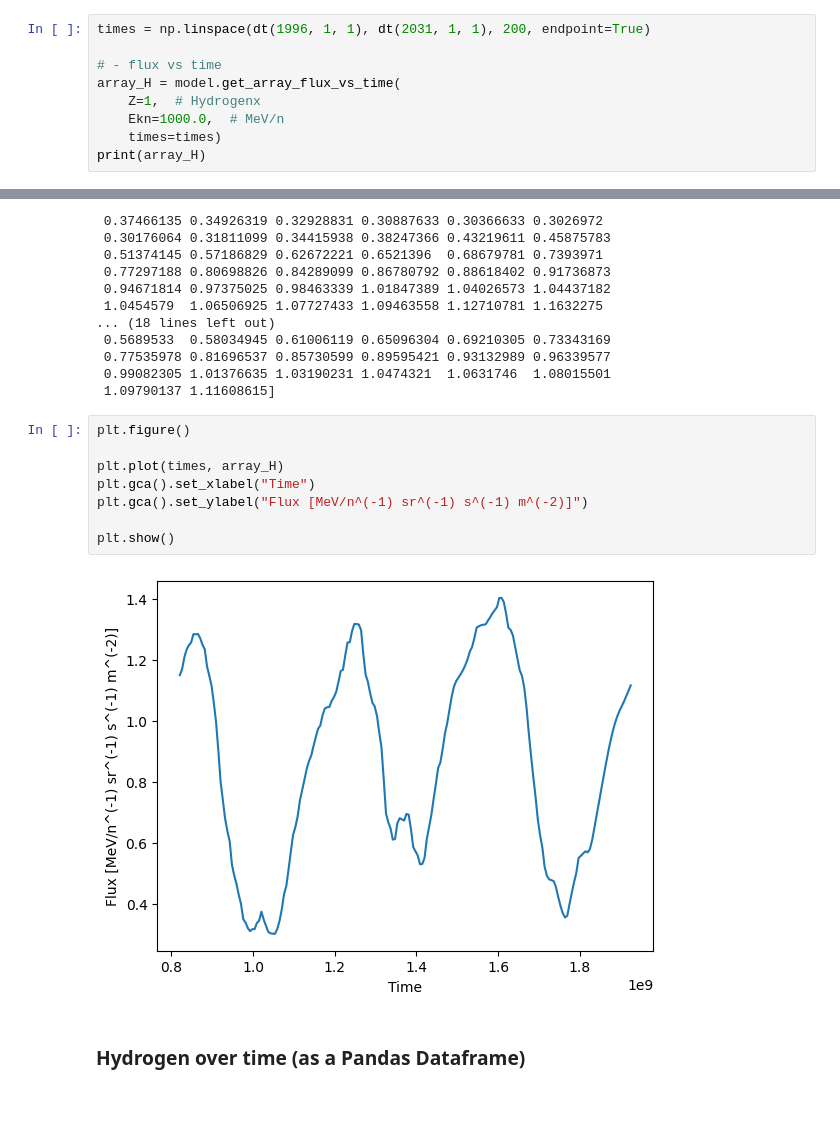
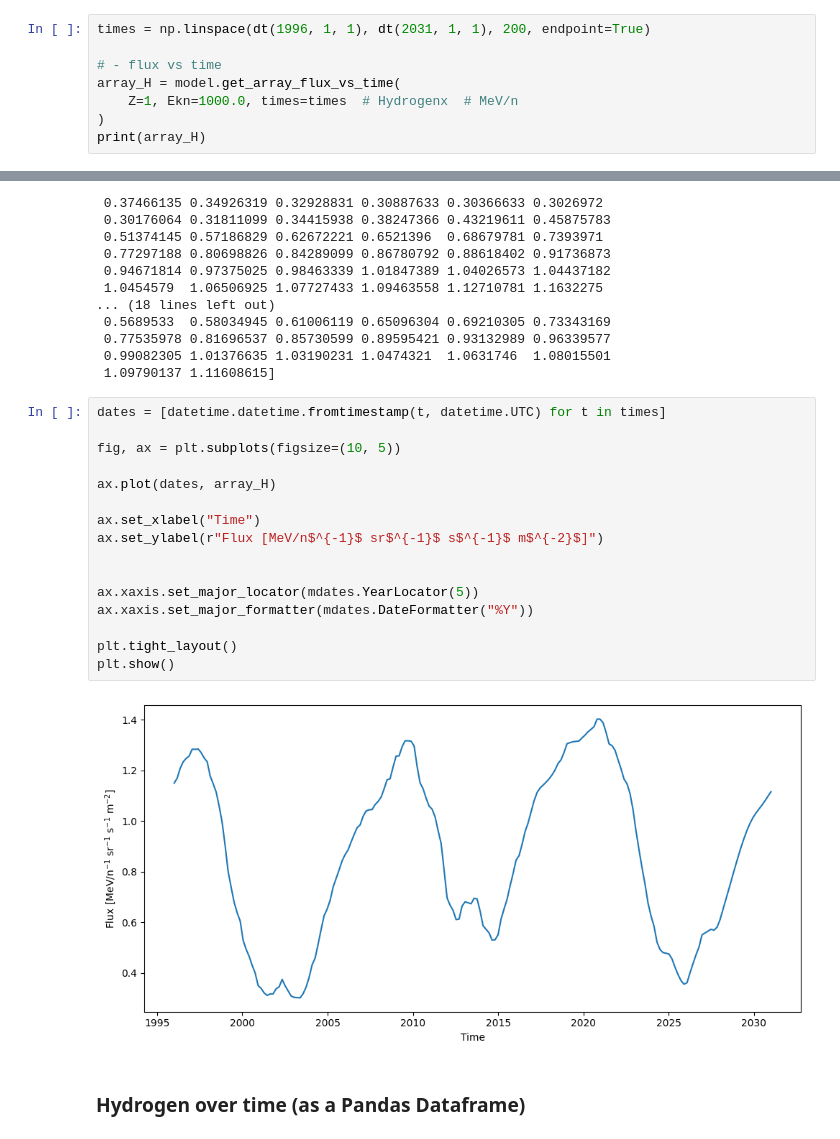
Before and after one commit to pglis-team/pglis, a Jupyter notebook: test.ipynb, the cells around one changed output, grey strips where cells are left out. Cells and saved outputs as stored; diff of their text form; blank space fills up the shorter version.

Commit message:
x axis format

```diff
--- a/test.ipynb
+++ b/test.ipynb
@@ -23,9 +25,8 @@ times = np.linspace(dt(1996, 1, 1), dt(2031, 1, 1), 200, endpoint=True)
 
 # - flux vs time
 array_H = model.get_array_flux_vs_time(
-    Z=1,  # Hydrogenx
-    Ekn=1000.0,  # MeV/n
-    times=times)
+    Z=1, Ekn=1000.0, times=times  # Hydrogenx  # MeV/n
+)
 print(array_H)
 # %% [output]
 [1.14970028 1.16941594 1.20808562 1.23367394 1.24770201 1.25686994
@@ -46,15 +47,23 @@ print(array_H)
  0.99082305 1.01376635 1.03190231 1.0474321  1.0631746  1.08015501
  1.09790137 1.11608615]
 # %%
-plt.figure()
+dates = [datetime.datetime.fromtimestamp(t, datetime.UTC) for t in times]
 
-plt.plot(times, array_H)
-plt.gca().set_xlabel("Time")
-plt.gca().set_ylabel("Flux [MeV/n^(-1) sr^(-1) s^(-1) m^(-2)]")
+fig, ax = plt.subplots(figsize=(10, 5))
 
+ax.plot(dates, array_H)
+
+ax.set_xlabel("Time")
+ax.set_ylabel(r"Flux [MeV/n$^{-1}$ sr$^{-1}$ s$^{-1}$ m$^{-2}$]")
+
+
+ax.xaxis.set_major_locator(mdates.YearLocator(5))
+ax.xaxis.set_major_formatter(mdates.DateFormatter("%Y"))
+
+plt.tight_layout()
 plt.show()
 # %% [output]
-[figure, old version]
+[figure, new version]
 # %% [markdown]
 ### Hydrogen over time (as a Pandas Dataframe)
 # %%
```
Also changed, not shown: parts of 4 cells of this notebook.
